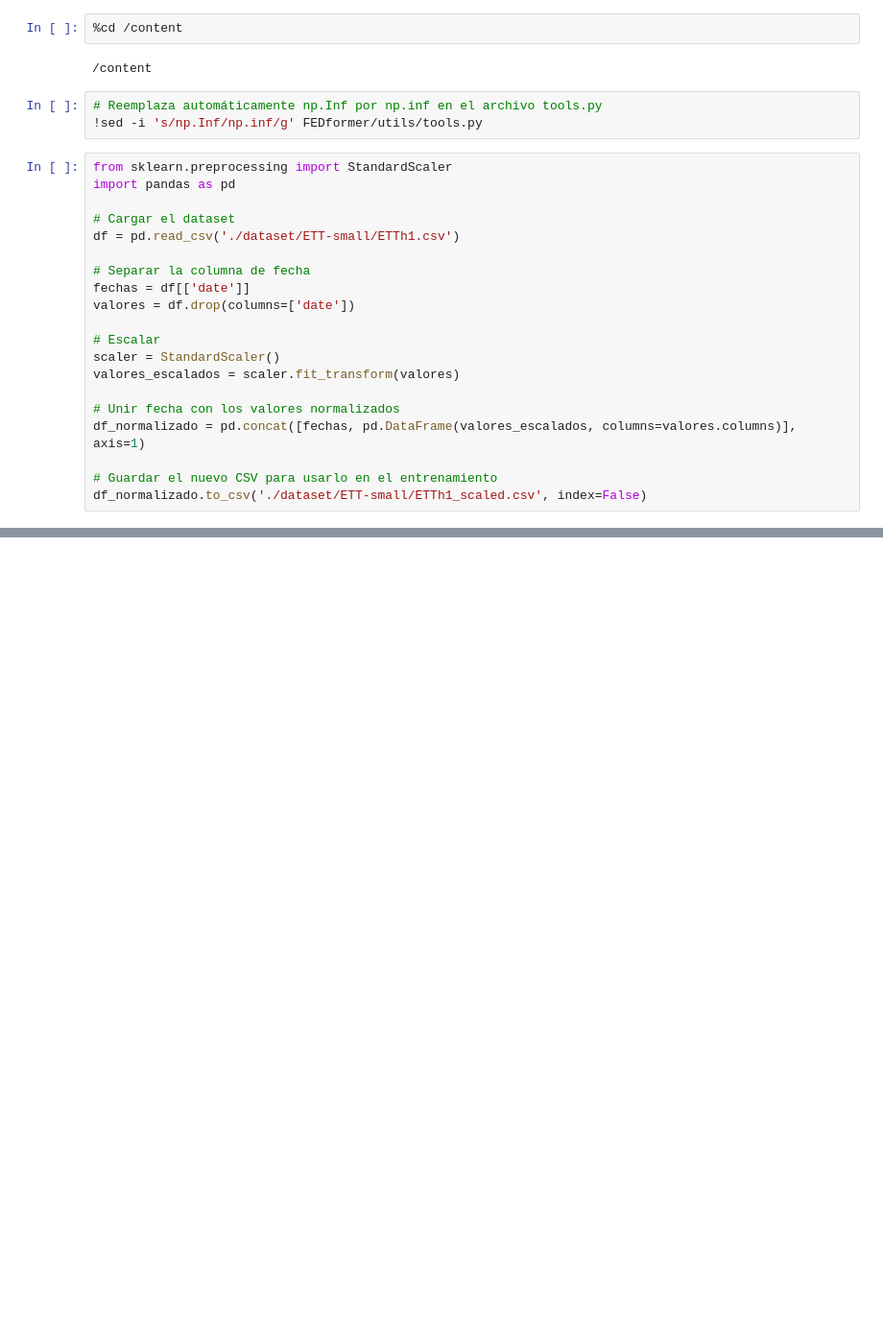
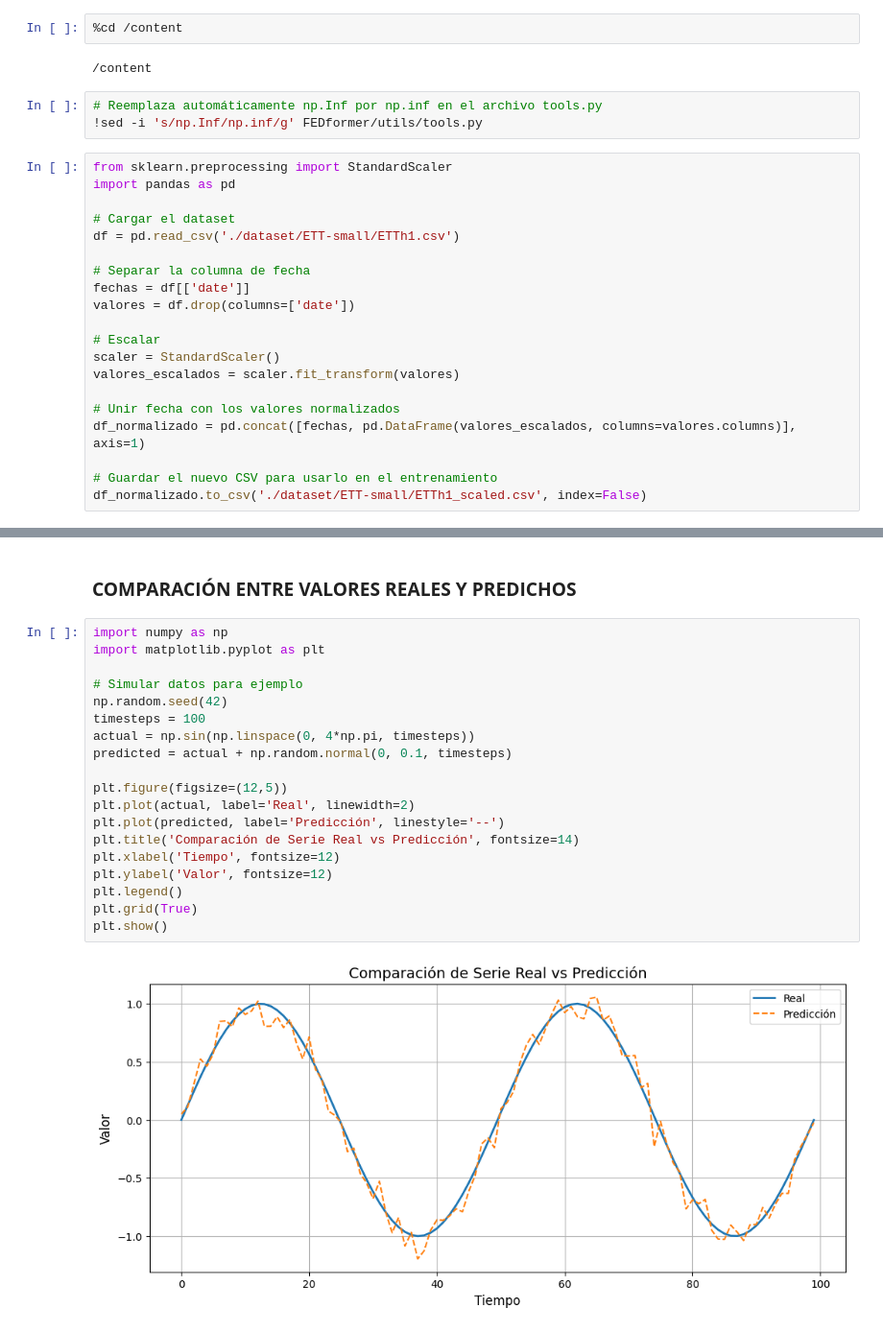
Before and after one commit to ALdoMartineCh16/FEDformer_Time_Series, a Jupyter notebook: FEDformer.ipynb, the cells around one changed output, grey strips where cells are left out. Shown: that part at 96% size. Cells and saved outputs as stored; diff of their text form; blank space fills up the shorter version.

```diff
--- a/FEDformer.ipynb
+++ b/FEDformer.ipynb
@@ -261,0 +284,23 @@ mse:nan, mae:nan
+# %% [markdown]
+### **COMPARACIÓN ENTRE VALORES REALES Y PREDICHOS**
+# %%
+import numpy as np
+import matplotlib.pyplot as plt
+
+# Simular datos para ejemplo
+np.random.seed(42)
+timesteps = 100
+actual = np.sin(np.linspace(0, 4*np.pi, timesteps))
+predicted = actual + np.random.normal(0, 0.1, timesteps)
+
+plt.figure(figsize=(12,5))
+plt.plot(actual, label='Real', linewidth=2)
+plt.plot(predicted, label='Predicción', linestyle='--')
+plt.title('Comparación de Serie Real vs Predicción', fontsize=14)
+plt.xlabel('Tiempo', fontsize=12)
+plt.ylabel('Valor', fontsize=12)
+plt.legend()
+plt.grid(True)
+plt.show()
+# %% [output]
+[figure, added]
```
Also changed, not shown: parts of 13 cells of this notebook.
